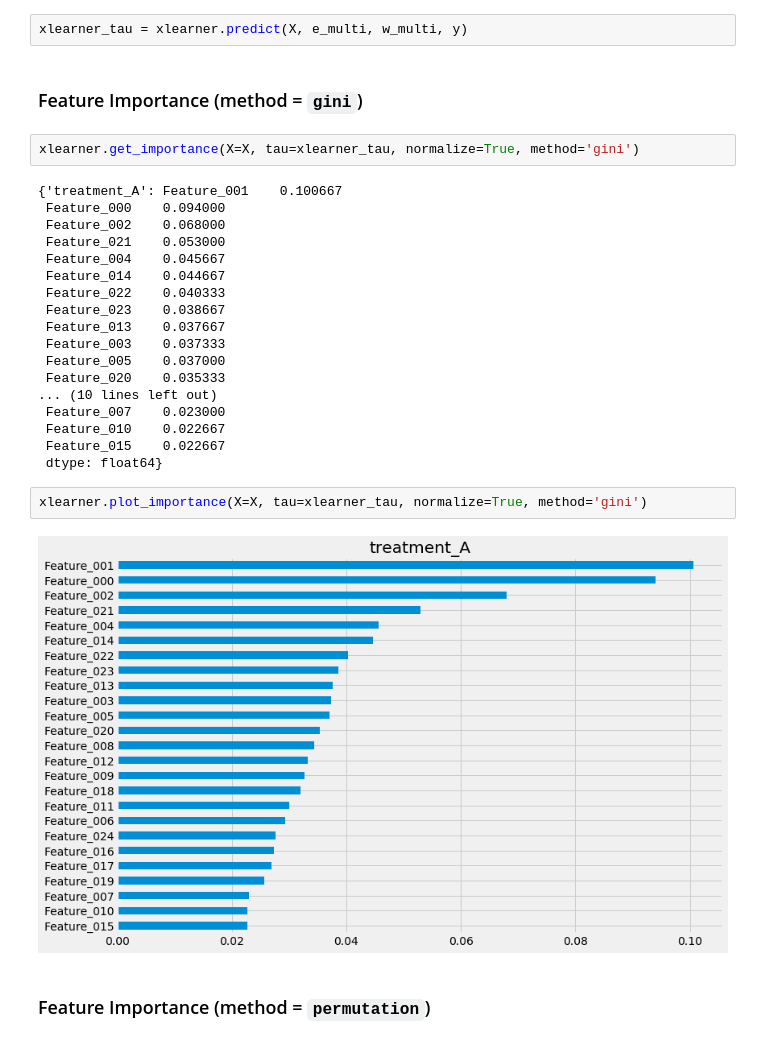
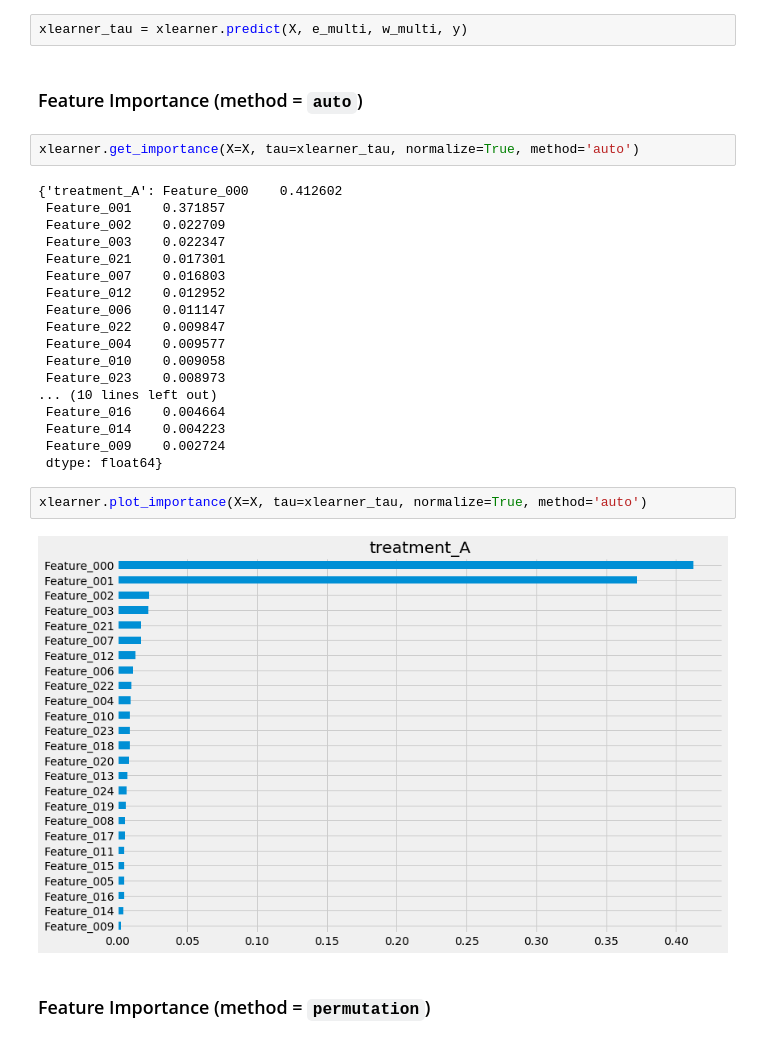
Before and after one commit to uber/causalml, a Jupyter notebook: examples/feature_interpretations_example.ipynb, the cells around one changed output. Drawn from its saved outputs; the diff is of its cells as text.

```diff
--- a/examples/feature_interpretations_example.ipynb
+++ b/examples/feature_interpretations_example.ipynb
@@ -314,31 +329,31 @@ xlearner.estimate_ate(X, e_multi, w_multi, y)
 # %%
 xlearner_tau = xlearner.predict(X, e_multi, w_multi, y)
 # %% [markdown]
-### Feature Importance (method = `gini`)
+### Feature Importance (method = `auto`)
 # %%
-xlearner.get_importance(X=X, tau=xlearner_tau, normalize=True, method='gini')
+xlearner.get_importance(X=X, tau=xlearner_tau, normalize=True, method='auto')
 # %% [output]
-{'treatment_A': Feature_001    0.100667
- Feature_000    0.094000
- Feature_002    0.068000
- Feature_021    0.053000
- Feature_004    0.045667
- Feature_014    0.044667
- Feature_022    0.040333
- Feature_023    0.038667
- Feature_013    0.037667
- Feature_003    0.037333
- Feature_005    0.037000
- Feature_020    0.035333
+{'treatment_A': Feature_000    0.412602
+ Feature_001    0.371857
+ Feature_002    0.022709
+ Feature_003    0.022347
+ Feature_021    0.017301
+ Feature_007    0.016803
+ Feature_012    0.012952
+ Feature_006    0.011147
+ Feature_022    0.009847
+ Feature_004    0.009577
+ Feature_010    0.009058
+ Feature_023    0.008973
 ... (10 lines left out)
- Feature_007    0.023000
- Feature_010    0.022667
- Feature_015    0.022667
+ Feature_016    0.004664
+ Feature_014    0.004223
+ Feature_009    0.002724
  dtype: float64}
 # %%
-xlearner.plot_importance(X=X, tau=xlearner_tau, normalize=True, method='gini')
+xlearner.plot_importance(X=X, tau=xlearner_tau, normalize=True, method='auto')
 # %% [output]
-[figure, old version]
+[figure, new version]
 # %% [markdown]
 ### Feature Importance (method = `permutation`)
 # %%
```
Also changed, not shown: parts of 49 cells of this notebook.
